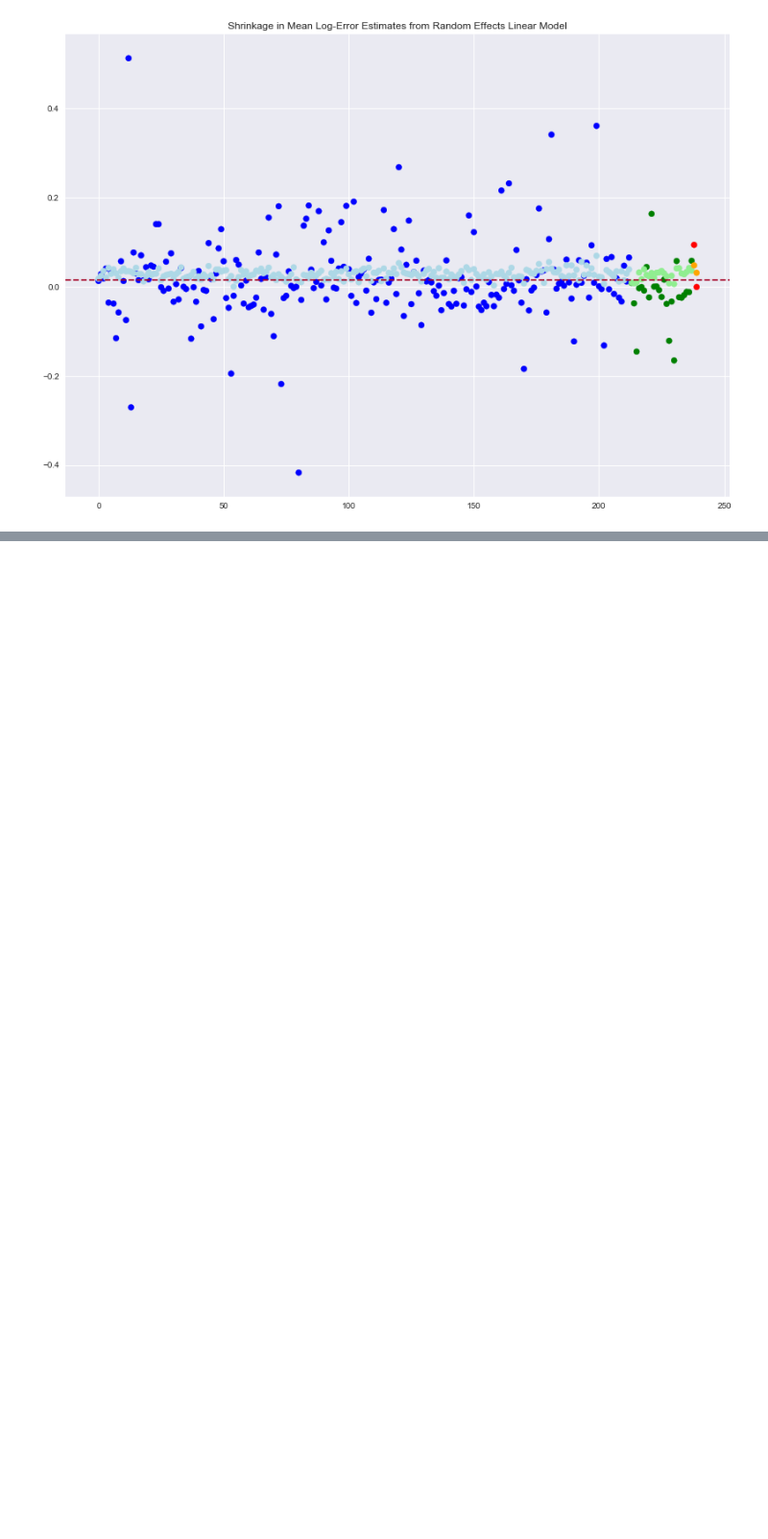
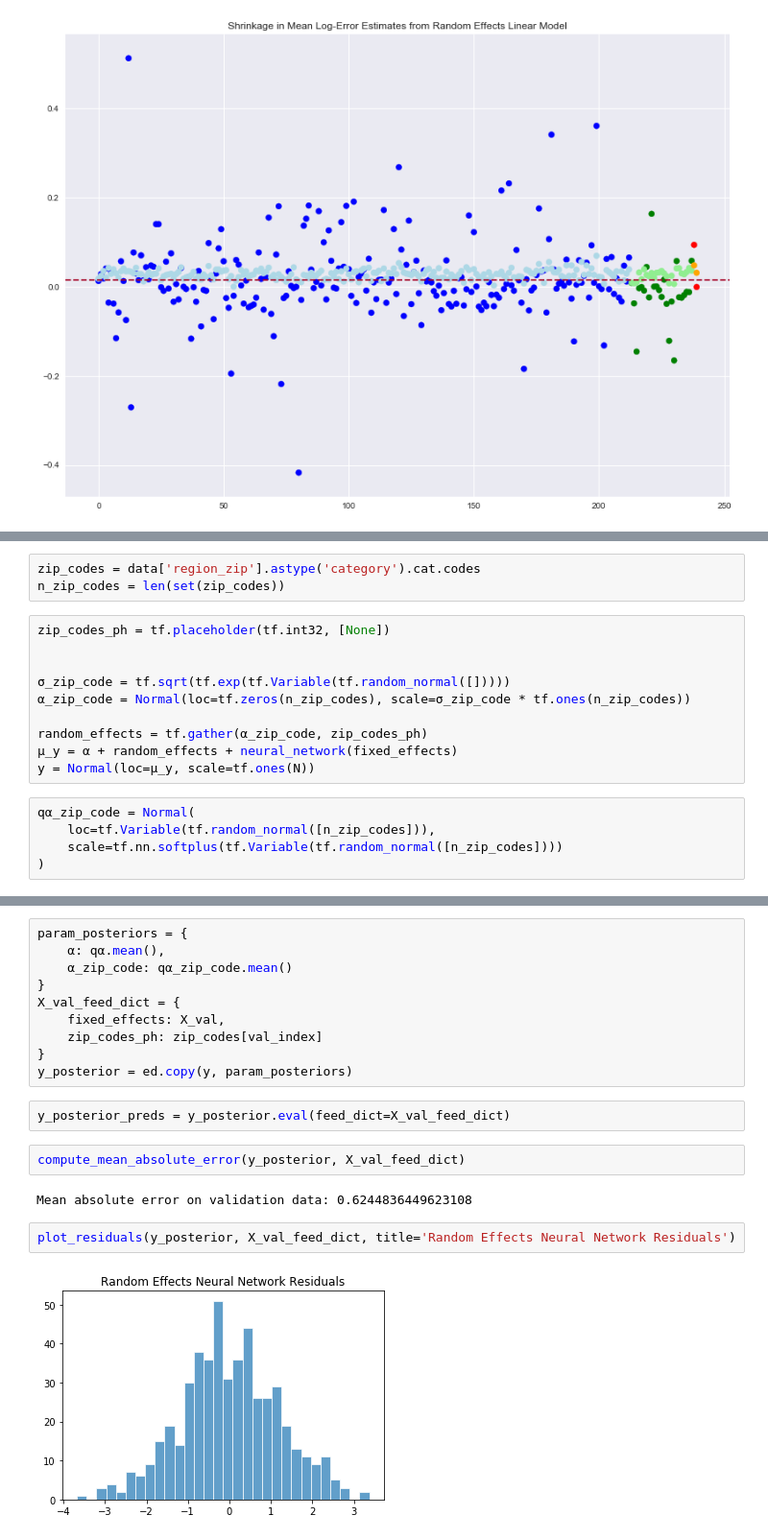
Before and after one commit to cavaunpeu/random-effects-neural-networks, a Jupyter notebook: zillow.ipynb, the cells around one changed output, grey strips where cells are left out. Shown at 96% size. Saved outputs shown, nothing was run; the diff lists cells and outputs as text; blank space fills up the shorter version.

Commit message:
add neural network with random effects model

```diff
--- a/zillow.ipynb
+++ b/zillow.ipynb
@@ -381,0 +408,18 @@ plt.title('Shrinkage in Mean Log-Error Estimates from Random Effects Linear Mode
+# %%
+zip_codes = data['region_zip'].astype('category').cat.codes
+n_zip_codes = len(set(zip_codes))
+# %%
+zip_codes_ph = tf.placeholder(tf.int32, [None])
+
+
+σ_zip_code = tf.sqrt(tf.exp(tf.Variable(tf.random_normal([]))))
+α_zip_code = Normal(loc=tf.zeros(n_zip_codes), scale=σ_zip_code * tf.ones(n_zip_codes))
+
+random_effects = tf.gather(α_zip_code, zip_codes_ph)
+μ_y = α + random_effects + neural_network(fixed_effects)
+y = Normal(loc=μ_y, scale=tf.ones(N))
+# %%
+qα_zip_code = Normal(
+    loc=tf.Variable(tf.random_normal([n_zip_codes])),
+    scale=tf.nn.softplus(tf.Variable(tf.random_normal([n_zip_codes])))
+)
@@ -382,3 +438,23 @@ plt.title('Shrinkage in Mean Log-Error Estimates from Random Effects Linear Mode
+# %%
+param_posteriors = {
+    α: qα.mean(),
+    α_zip_code: qα_zip_code.mean()
+}
+X_val_feed_dict = {
+    fixed_effects: X_val,
+    zip_codes_ph: zip_codes[val_index]
+}
+y_posterior = ed.copy(y, param_posteriors)
+# %%
+y_posterior_preds = y_posterior.eval(feed_dict=X_val_feed_dict)
+# %%
+compute_mean_absolute_error(y_posterior, X_val_feed_dict)
+# %% [output]
+Mean absolute error on validation data: 0.6244836449623108
+# %%
+plot_residuals(y_posterior, X_val_feed_dict, title='Random Effects Neural Network Residuals')
+# %% [output]
+[figure, added]
 # %% [markdown]
 # references
 - http://twiecki.github.io/blog/2014/03/17/bayesian-glms-3/
```
Also changed, not shown: parts of 8 cells of this notebook.
